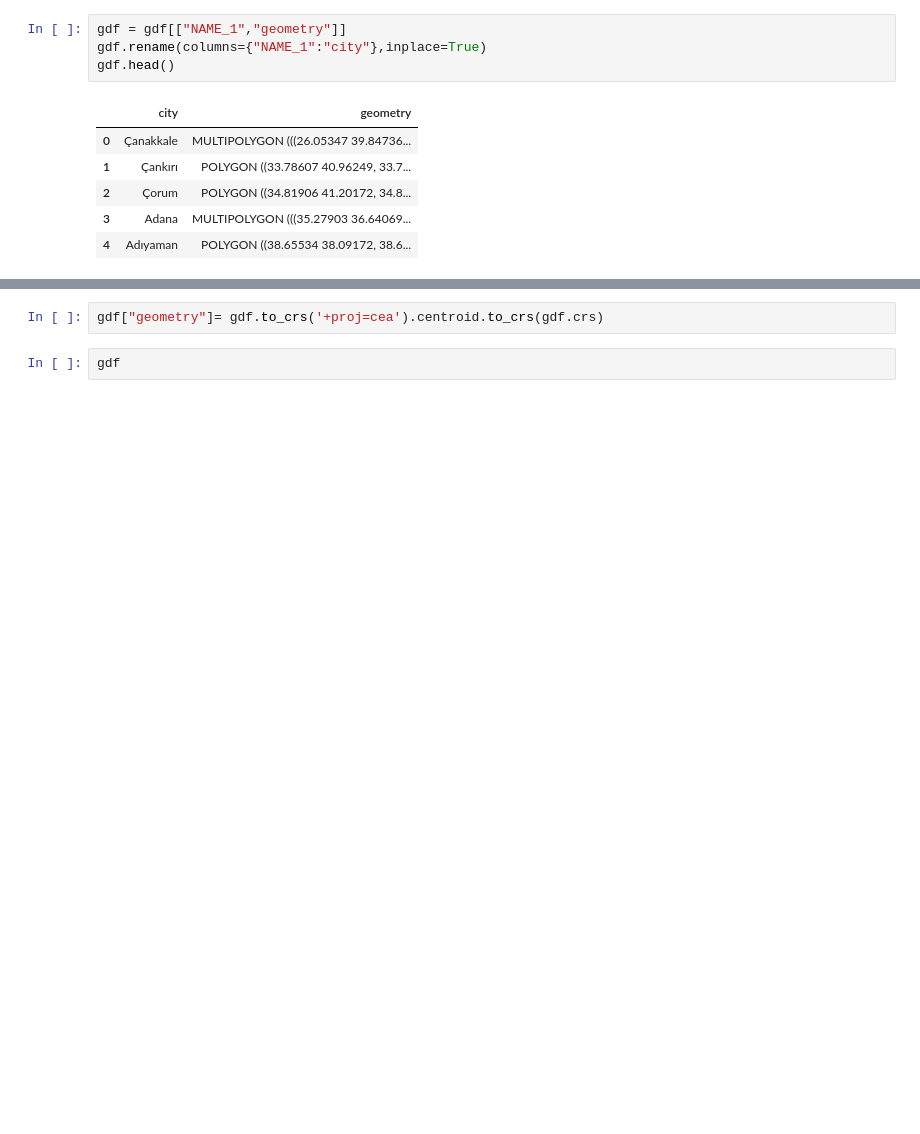
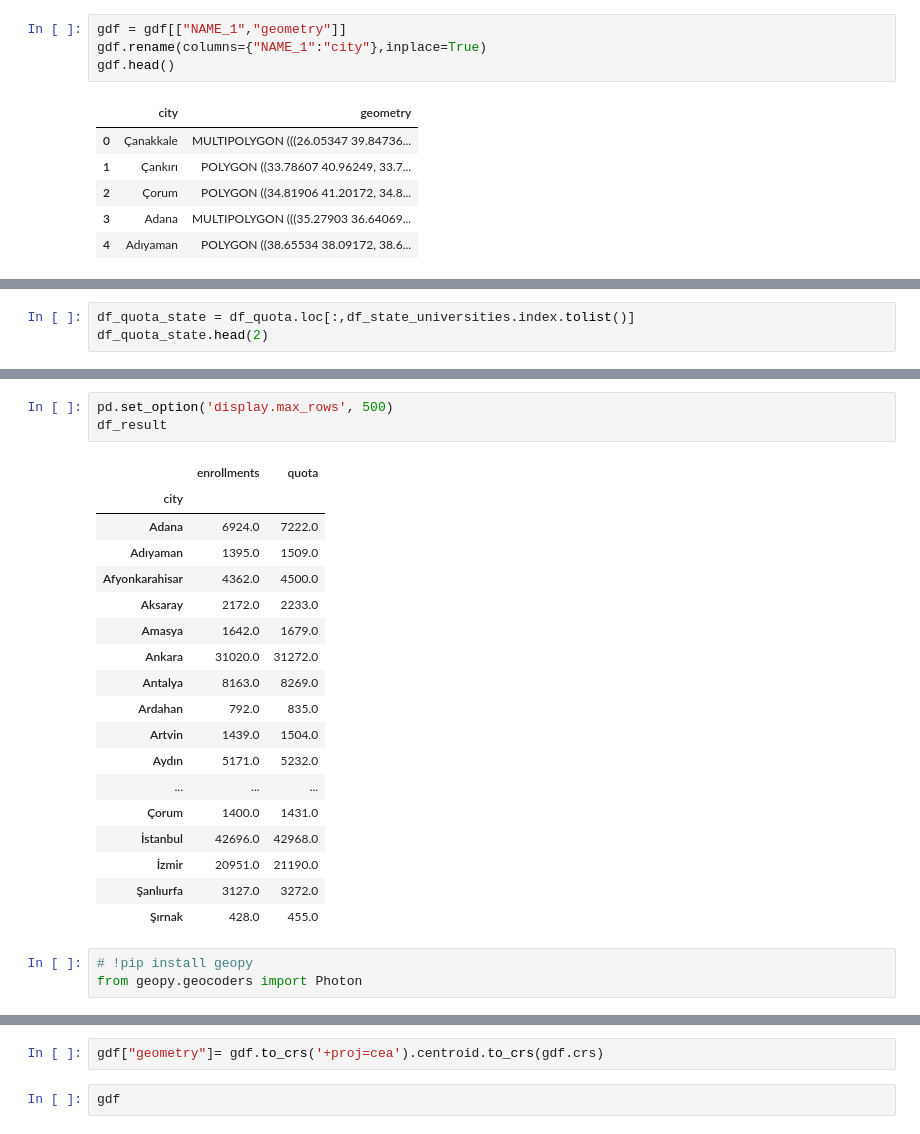
Before and after one commit to onertartan/high-education-analysis-of-turkey, a Jupyter notebook: turkey_map.ipynb, the cells around one changed output, grey strips where cells are left out. Saved outputs shown, nothing was run; the diff lists cells and outputs as text; blank space fills up the shorter version.

```diff
--- a/turkey_map.ipynb
+++ b/turkey_map.ipynb
@@ -56,0 +86,3 @@ gdf.loc[0]["geometry"].centroid.y
+# %%
+df_quota_state = df_quota.loc[:,df_state_universities.index.tolist()]
+df_quota_state.head(2)
@@ -57 +152,26 @@ gdf.loc[0]["geometry"].centroid.y
+# %%
+pd.set_option('display.max_rows', 500)
+df_result
+# %% [output]
+|  | enrollments | quota |
+| city |  |  |
+| Adana | 6924.0 | 7222.0 |
+| Adıyaman | 1395.0 | 1509.0 |
+| Afyonkarahisar | 4362.0 | 4500.0 |
+| Aksaray | 2172.0 | 2233.0 |
+| Amasya | 1642.0 | 1679.0 |
+| Ankara | 31020.0 | 31272.0 |
+| Antalya | 8163.0 | 8269.0 |
+| Ardahan | 792.0 | 835.0 |
+| Artvin | 1439.0 | 1504.0 |
+| Aydın | 5171.0 | 5232.0 |
+| ... | ... | ... |
+| Çorum | 1400.0 | 1431.0 |
+| İstanbul | 42696.0 | 42968.0 |
+| İzmir | 20951.0 | 21190.0 |
+| Şanlıurfa | 3127.0 | 3272.0 |
+| Şırnak | 428.0 | 455.0 |
+# %%
+# !pip install geopy
+from geopy.geocoders import Photon
 # %%
```
Also changed, not shown: parts of 19 cells of this notebook, 3 other files.
